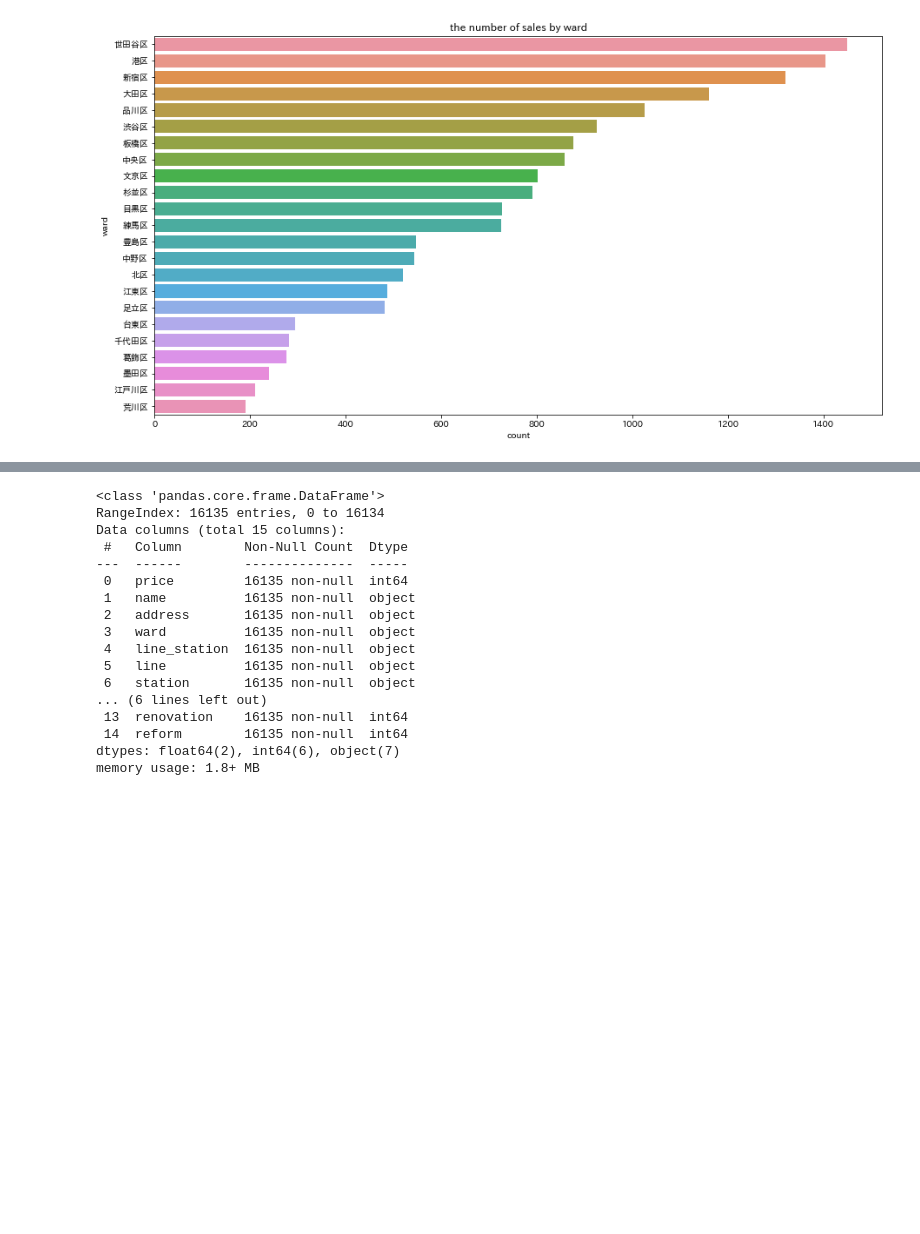
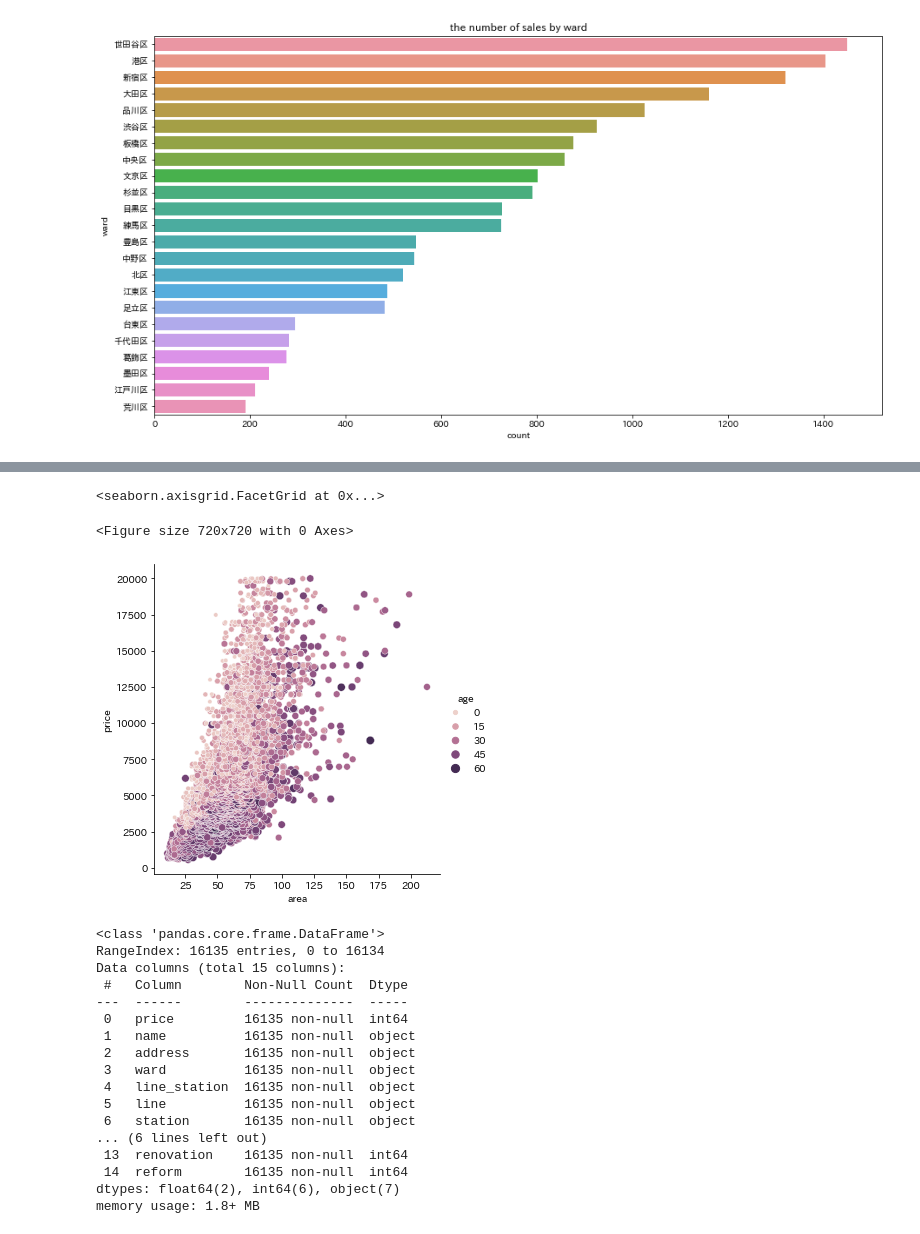
Before and after one commit to xoxo-sho/pridict_apartment, a Jupyter notebook: model.ipynb, the cells around one changed output, grey strips where cells are left out. Saved outputs shown, nothing was run; the diff lists cells and outputs as text; code cells hidden in the pictures; blank space fills up the shorter version.

```diff
--- a/model.ipynb
+++ b/model.ipynb
@@ -555,3 +574,10 @@ sns.countplot(y='ward', data=df, order=df['ward'].value_counts().index)
+# %%
+plt.figure(figsize=(10,10))
+sns.relplot(data=df, x='area', y='price', size='age', hue='age')
+# %% [output]
+<seaborn.axisgrid.FacetGrid at 0x...>
+<Figure size 720x720 with 0 Axes>
+[figure, added]
 # %%
 df = pd.read_csv('property_data_processed.csv')
 # %%
```
Also changed, not shown: parts of 14 cells of this notebook, 23 other files.
